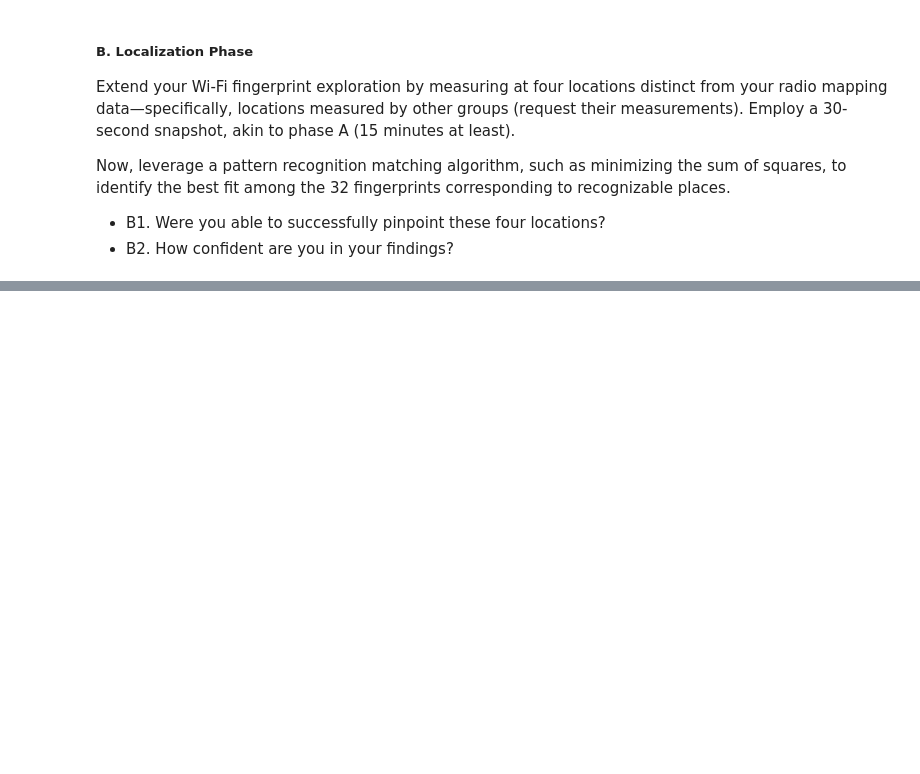
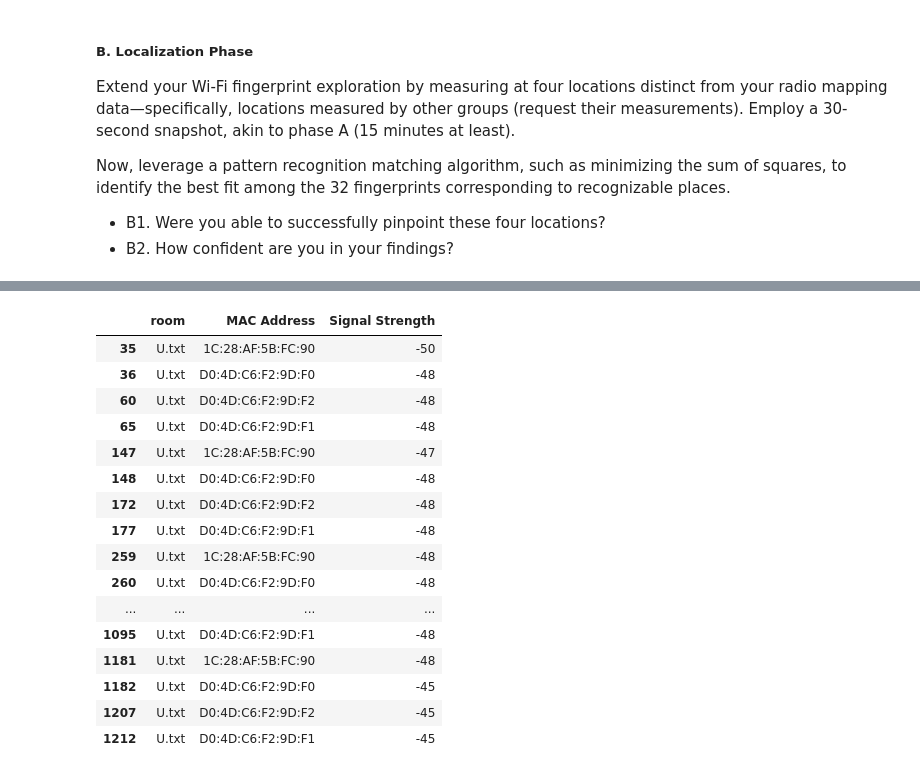
Before and after one commit to Nelis5174473/Wi-Fi-Fingerprinting-GEO1003, a Jupyter notebook: Analysis.ipynb, the cells around one changed output, grey strips where cells are left out. Cells and saved outputs as stored; diff of their text form; code cells hidden in the pictures; blank space fills up the shorter version.

```diff
--- a/Analysis.ipynb
+++ b/Analysis.ipynb
@@ -39,4 +19,8 @@ v
 # %%
+# load the files within folder /data/fingerprints into a list
+wifi_path = os.getcwd() + '/data/fingerprints'
+wifi_files = os.listdir(wifi_path)
+
 # load the files into a list of dataframes
 df_dict = {}
 
@@ -382,9 +257,3 @@ Now, leverage a pattern recognition matching algorithm, such as minimizing the s
 identify the best fit among the 32 fingerprints corresponding to recognizable places.
 - B1. Were you able to successfully pinpoint these four locations?
 - B2. How confident are you in your findings?
-# %%
-# Loop over df_dict and only keep columns room, MAC Address and Signal Strength
-df_dict_kkn = {}
-for key, value in df_dict.items():
-    df_dict_kkn[key] = value[['room', 'MAC Address', 'Signal Strength']]
-df_dict_kkn['M.txt']
@@ -482,0 +262,32 @@ ValueError: y contains previously unseen labels: '6E:77:12:61:2F:D7'
+# %%
+def filter_top_mac_addresses(data_dict, n=5):
+    """
+    Filters each DataFrame in the provided dictionary to keep only rows with the top 5 MAC Addresses
+    based on the best average signal strength.
+
+    Parameters:
+    data_dict (dict): A dictionary where keys are identifiers (like room names) and
+                      values are DataFrames with columns 'room', 'MAC Address', and 'Signal Strength'.
+
+    Returns:
+    dict: A new dictionary with the same keys but filtered DataFrames.
+    """
+    filtered_dict = {}
+    for key, value in data_dict.items():
+        # Calculate the average signal strength for each MAC Address
+        avg_signal_strength = value.groupby('MAC Address')['Signal Strength'].mean()
+
+        # Sort and get top 5 MAC Addresses
+        top_5_mac_addresses = avg_signal_strength.sort_values(ascending=False).head(n).index
+
+        # Filter the DataFrame to keep only rows with these top 5 MAC Addresses
+        filtered_df = value[value['MAC Address'].isin(top_5_mac_addresses)]
+
+        # Store the filtered DataFrame in the new dictionary
+        filtered_dict[key] = filtered_df[['room', 'MAC Address', 'Signal Strength']]
+
+    return filtered_dict
+# %%
+# Function used for df_dict and snapshot_dict
+df_dict_kkn = filter_top_mac_addresses(df_dict, 4)
+snapshot_dict_kkn = filter_top_mac_addresses(snapshot_dict, 4)
@@ -482,0 +364,20 @@ ValueError: y contains previously unseen labels: '6E:77:12:61:2F:D7'
+# %%
+snapshot_dict_kkn['U.txt']
+# %% [output]
+|  | room | MAC Address | Signal Strength |
+| 35 | U.txt | 1C:28:AF:5B:FC:90 | -50 |
+| 36 | U.txt | D0:4D:C6:F2:9D:F0 | -48 |
+| 60 | U.txt | D0:4D:C6:F2:9D:F2 | -48 |
+| 65 | U.txt | D0:4D:C6:F2:9D:F1 | -48 |
+| 147 | U.txt | 1C:28:AF:5B:FC:90 | -47 |
+| 148 | U.txt | D0:4D:C6:F2:9D:F0 | -48 |
+| 172 | U.txt | D0:4D:C6:F2:9D:F2 | -48 |
+| 177 | U.txt | D0:4D:C6:F2:9D:F1 | -48 |
+| 259 | U.txt | 1C:28:AF:5B:FC:90 | -48 |
+| 260 | U.txt | D0:4D:C6:F2:9D:F0 | -48 |
+| ... | ... | ... | ... |
+| 1095 | U.txt | D0:4D:C6:F2:9D:F1 | -48 |
+| 1181 | U.txt | 1C:28:AF:5B:FC:90 | -48 |
+| 1182 | U.txt | D0:4D:C6:F2:9D:F0 | -45 |
+| 1207 | U.txt | D0:4D:C6:F2:9D:F2 | -45 |
+| 1212 | U.txt | D0:4D:C6:F2:9D:F1 | -45 |
```
Also changed, not shown: parts of 24 cells of this notebook, 4 other files.
